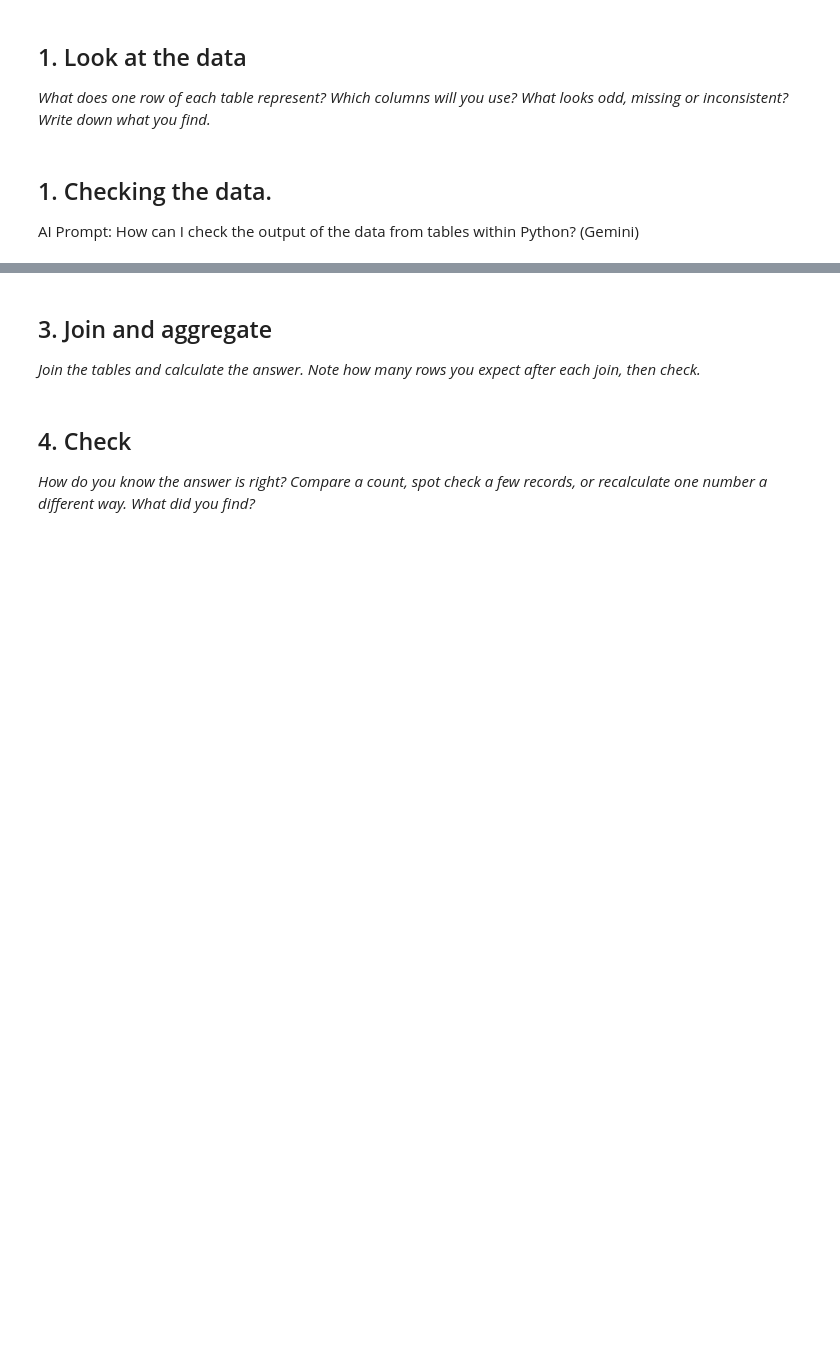
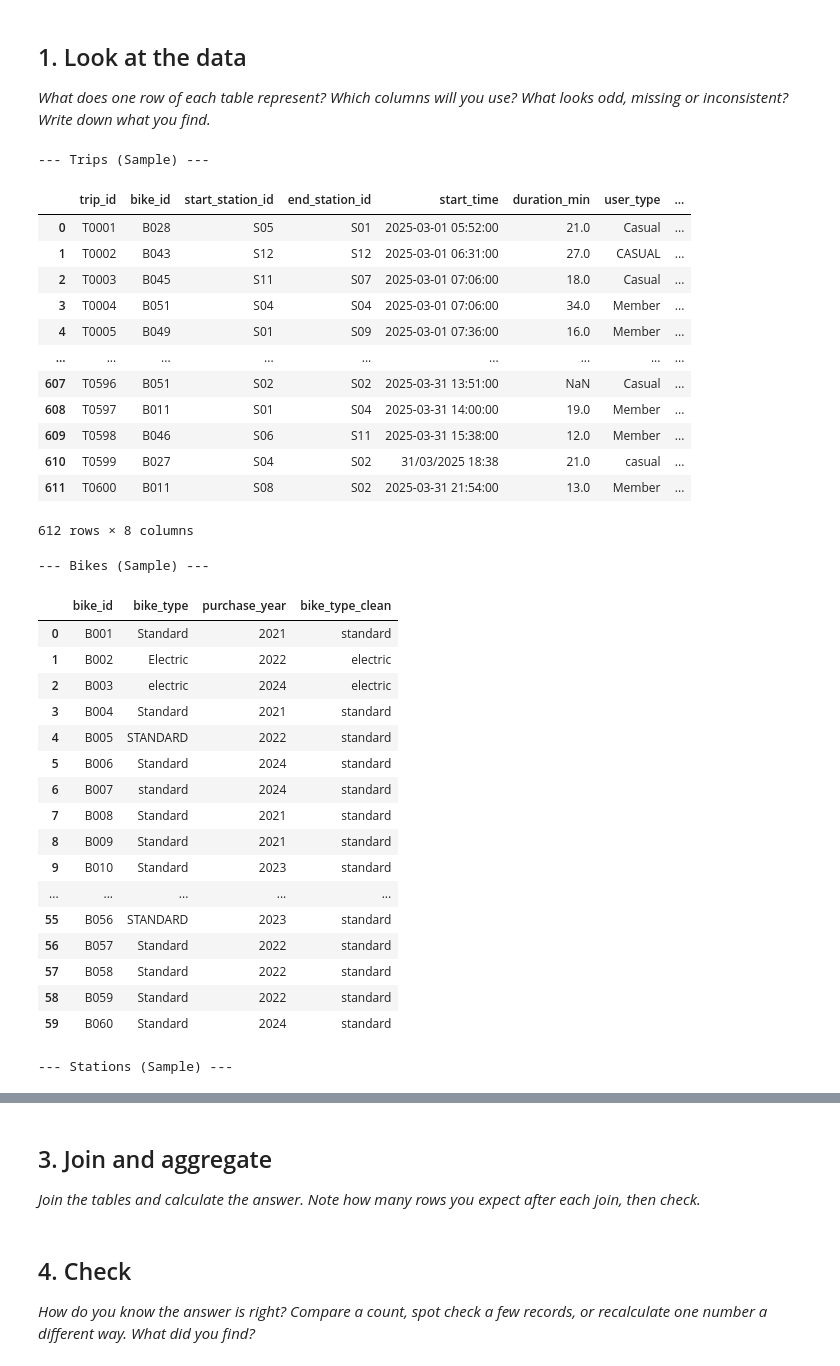
Before and after one commit to b-kaleem-5836668/Analytics-Engineering, a Jupyter notebook: 2_03_practice_bike_hire_student.ipynb, the cells around one changed output, grey strips where cells are left out. Cells and saved outputs as stored; diff of their text form; code cells hidden in the pictures; blank space fills up the shorter version.

```diff
--- a/2_03_practice_bike_hire_student.ipynb
+++ b/2_03_practice_bike_hire_student.ipynb
@@ -195,8 +195,51 @@ One row per combination of bike type and zone, with the number of trips and the
 ## 1. Look at the data
 
 *What does one row of each table represent? Which columns will you use? What looks odd, missing or inconsistent? Write down what you find.*
-# %% [markdown]
-## 1. Checking the data.
-
-AI Prompt:
-How can I check the output of the data from tables within Python? (Gemini)
+# %%
+# Inspect the first few rows of each table to understand their structure and content
+print("--- Trips (Sample) ---")
+display(q("SELECT * FROM trips "))
+
+print("\n--- Bikes (Sample) ---")
+display(q("SELECT * FROM bikes "))
+
+print("\n--- Stations (Sample) ---")
+display(q("SELECT * FROM stations "))
+
+trips['user_type'].unique()
+
+trips.nlargest(10, "duration_min")
+# %% [output]
+--- Trips (Sample) ---
+|  | trip_id | bike_id | start_station_id | end_station_id | start_time | duration_min | user_type | ... |
+| 0 | T0001 | B028 | S05 | S01 | 2025-03-01 05:52:00 | 21.0 | Casual | ... |
+| 1 | T0002 | B043 | S12 | S12 | 2025-03-01 06:31:00 | 27.0 | CASUAL | ... |
+| 2 | T0003 | B045 | S11 | S07 | 2025-03-01 07:06:00 | 18.0 | Casual | ... |
+| 3 | T0004 | B051 | S04 | S04 | 2025-03-01 07:06:00 | 34.0 | Member | ... |
+| 4 | T0005 | B049 | S01 | S09 | 2025-03-01 07:36:00 | 16.0 | Member | ... |
+| ... | ... | ... | ... | ... | ... | ... | ... | ... |
+| 607 | T0596 | B051 | S02 | S02 | 2025-03-31 13:51:00 | NaN | Casual | ... |
+| 608 | T0597 | B011 | S01 | S04 | 2025-03-31 14:00:00 | 19.0 | Member | ... |
+| 609 | T0598 | B046 | S06 | S11 | 2025-03-31 15:38:00 | 12.0 | Member | ... |
+| 610 | T0599 | B027 | S04 | S02 | 31/03/2025 18:38 | 21.0 | casual | ... |
+| 611 | T0600 | B011 | S08 | S02 | 2025-03-31 21:54:00 | 13.0 | Member | ... |
+612 rows × 8 columns
+--- Bikes (Sample) ---
+|  | bike_id | bike_type | purchase_year | bike_type_clean |
+| 0 | B001 | Standard | 2021 | standard |
+| 1 | B002 | Electric | 2022 | electric |
+| 2 | B003 | electric | 2024 | electric |
+| 3 | B004 | Standard | 2021 | standard |
+| 4 | B005 | STANDARD | 2022 | standard |
+| 5 | B006 | Standard | 2024 | standard |
+| 6 | B007 | standard | 2024 | standard |
+| 7 | B008 | Standard | 2021 | standard |
+| 8 | B009 | Standard | 2021 | standard |
+| 9 | B010 | Standard | 2023 | standard |
+| ... | ... | ... | ... | ... |
+| 55 | B056 | STANDARD | 2023 | standard |
+| 56 | B057 | Standard | 2022 | standard |
+| 57 | B058 | Standard | 2022 | standard |
+| 58 | B059 | Standard | 2022 | standard |
+| 59 | B060 | Standard | 2024 | standard |
+--- Stations (Sample) ---
```
Also changed, not shown: parts of 5 cells of this notebook.
